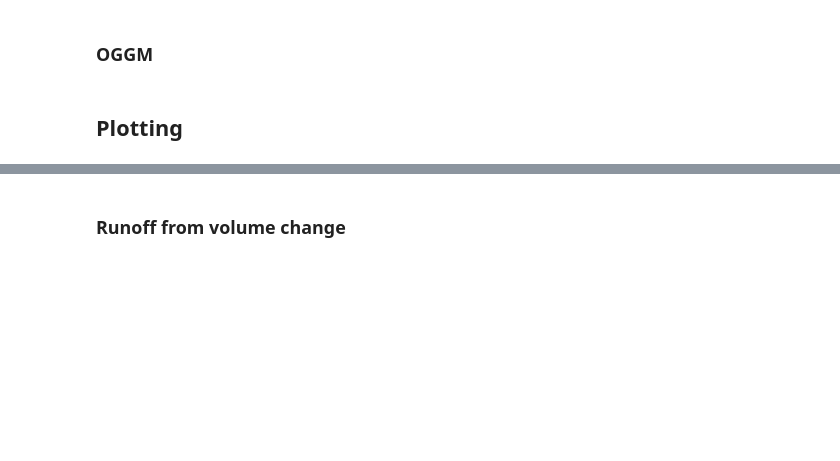
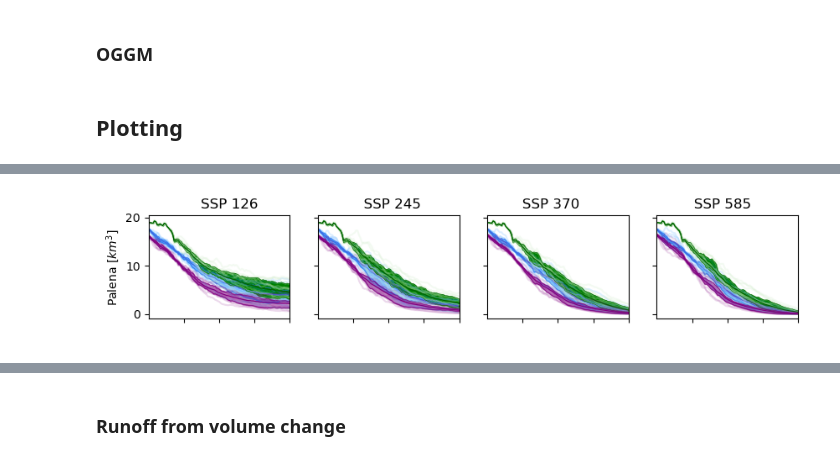
Before and after one commit to finnwimberly/glacial_runoff_intercomparison, a Jupyter notebook: 17/RGI-17_PlotVol_GloPyOG.ipynb, the cells around one changed output, grey strips where cells are left out. Saved outputs shown, nothing was run; the diff lists cells and outputs as text; code cells hidden in the pictures; blank space fills up the shorter version.

```diff
--- a/17/RGI-17_PlotVol_GloPyOG.ipynb
+++ b/17/RGI-17_PlotVol_GloPyOG.ipynb
@@ -388,7 +391,7 @@ plt.title('SSP 126                            SSP 245
 # %%
 # Input a single basin name
-basin = 'SERRANO'
-basinstext = 'Serrano'
+basin = 'PALENA'
+basinstext = 'Palena'
 
 # Create a 1-row, 4-column subplot arrangement
 fig, axs = plt.subplots(1, 4, figsize=(10, 1.6), sharex=True)
@@ -436,33 +439,35 @@ for s, SSP in enumerate(scenarios):
 
 # Limits determined by max/min between all GCMs
 row_min = np.inf
 row_max = -np.inf
 for s in range(len(scenarios)):
     data_min = np.min(axs[s].get_ybound()[0])
     data_max = np.max(axs[s].get_ybound()[1])
     if data_min < row_min:
         row_min = data_min
     if data_max > row_max:
         row_max = data_max
 
 for s in range(len(scenarios)):
     axs[s].set_ylim(row_min, row_max)
 
 # Legend
 green_patch = mpatches.Patch(color='darkgreen', label='GloGEM')
 purple_patch = mpatches.Patch(color='purple', label='PyGEM')
 blue_patch = mpatches.Patch(color='royalblue', label='OGGM')
 #axs[0].legend(handles=[green_patch, purple_patch, blue_patch], bbox_to_anchor=(3.15, 1.2), ncol=3)
 
 # Titles
 #plt.suptitle(f'{basin} Runoff Projections for Major Southern Andes River Basins', x=0.5, y=0.9)
 plt.title('SSP 126                        SSP 245                       SSP 370                          SSP 585', x=-1.28, y=1)
 # Show the plot
 name = basinstext
 plt.savefig(f"/Users/finnwimberly/Desktop/Lizz Research/AGU Figures/{name}.png", dpi=300, bbox_inches='tight')
 
 
 plt.show()
+# %% [output]
+[figure, added]
 # %%
 # Input a single basin name
 basin = 'SERRANO'
```
Also changed, not shown: parts of 2 cells of this notebook.
